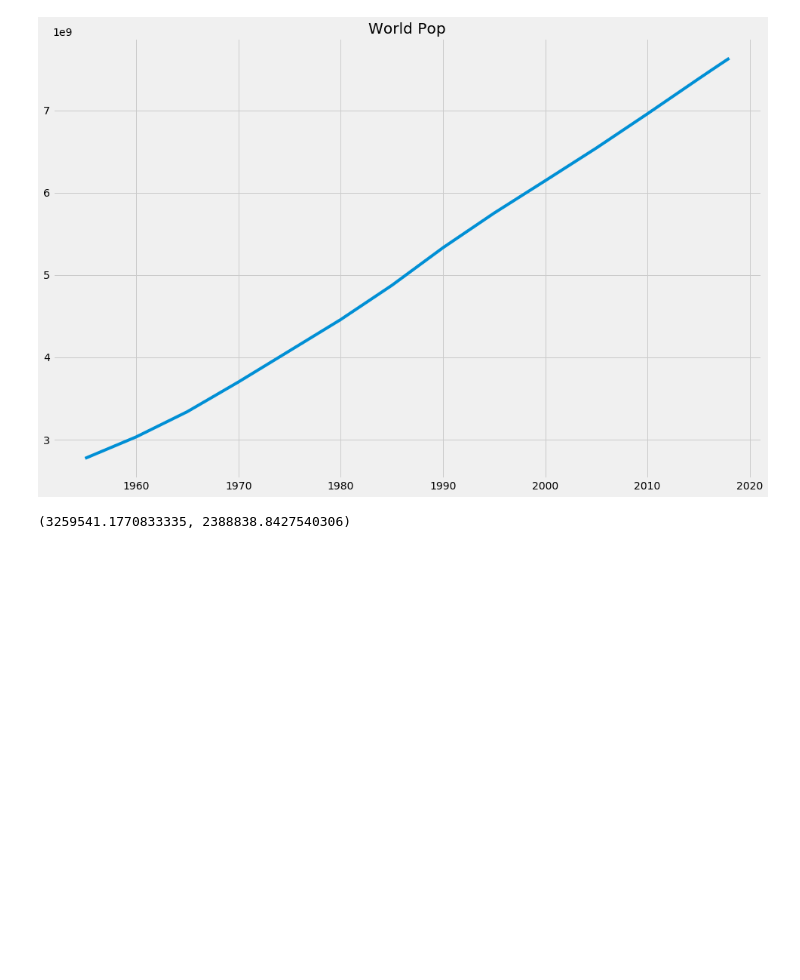
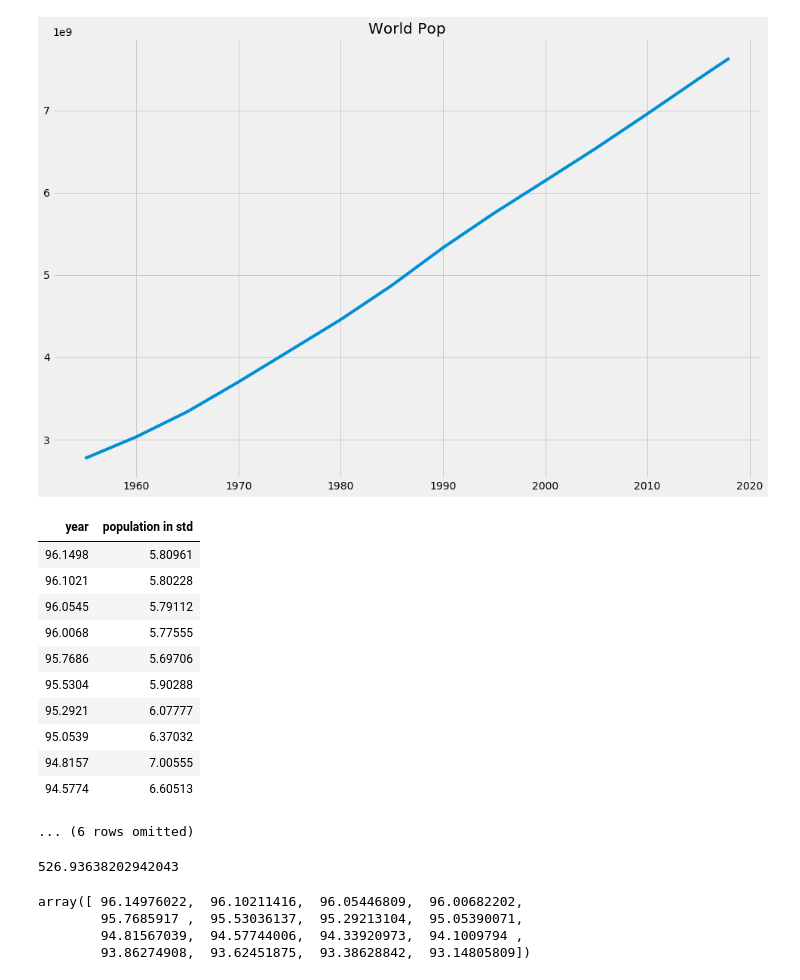
Before and after one commit to ArturAyvazyanTUMO/pdsfp, a Jupyter notebook: app.ipynb, the cells around one changed output. Saved outputs shown, nothing was run; the diff lists cells and outputs as text; code cells hidden in the pictures; blank space fills up the shorter version.

```diff
--- a/app.ipynb
+++ b/app.ipynb
@@ -140,18 +140,50 @@ def strtoint(arr):
 # %%
 '''
 line1 = plt.plot(armenia.column(0),np.char.replace(armenia.column(8),"%",""),label="Armenia's urbanisation %")
 
 line2 = plt.plot(luxemburg.column(0),np.char.replace(luxemburg.column(8),"%",""),label="Luxemburg's urbanisation %")
 
 line4 = plt.plot(jordan.column(0),np.char.replace(jordan.column(8),"%",""),label="Jordan's urbanisation %")
 
 line5 = plt.plot(israel.column(0),np.char.replace(israel.column(8),"%",""),label="Israel's urbanisation %")
 line6 = plt.plot(georgia.column(0),np.char.replace(georgia.column(8),"%",""),label="Georgia's urbanisation %")
 line7 = plt.plot(slovenia.column(0),np.char.replace(slovenia.column(8),"%",""),label="Slovenia's urbanisation %")
 '''
 
-pops=np.concatenate((armenia.column(1),slovenia.column(1),luxemburg.column(1),georgia.column(1),jordan.column(1),israel.column(1)))
-pops=strtoint(pops)
-np.mean(pops),np.std(pops)
+#pops=np.concatenate((armenia.column(1),slovenia.column(1),luxemburg.column(1),georgia.column(1),jordan.column(1),israel.column(1)))
+#pops=strtoint(pops)
+mean=np.mean(strtoint(armenia.column(1)))
+std=np.std(strtoint(armenia.column(1)))
+np.mean(armenia.column(0)*strtoint(armenia.column(1)))
+armeniaInSTD=Table().with_columns(
+    'year',armenia.column(0)/np.std(armenia.column(0)),
+    "population in std", strtoint(armenia.column(1))/std
+)
+
+armeniaInSTD
 # %% [output]
+| year | population in std |
+| 96.1498 | 5.80961 |
+| 96.1021 | 5.80228 |
+| 96.0545 | 5.79112 |
+| 96.0068 | 5.77555 |
+| 95.7686 | 5.69706 |
+| 95.5304 | 5.90288 |
+| 95.2921 | 6.07777 |
+| 95.0539 | 6.37032 |
+| 94.8157 | 7.00555 |
+| 94.5774 | 6.60513 |
-(3259541.1770833335, 2388838.8427540306)
+... (6 rows omitted)
+# %%
+x = armeniaInSTD.column(0)
+y = armeniaInSTD.column(1)
+np.mean(x*y)
+# %% [output]
+526.93638202942043
+# %%
+armenia.column(0)/np.std(armenia.column(0))
+# %% [output]
+array([ 96.14976022,  96.10211416,  96.05446809,  96.00682202,
+        95.7685917 ,  95.53036137,  95.29213104,  95.05390071,
+        94.81567039,  94.57744006,  94.33920973,  94.1009794 ,
+        93.86274908,  93.62451875,  93.38628842,  93.14805809])
```
